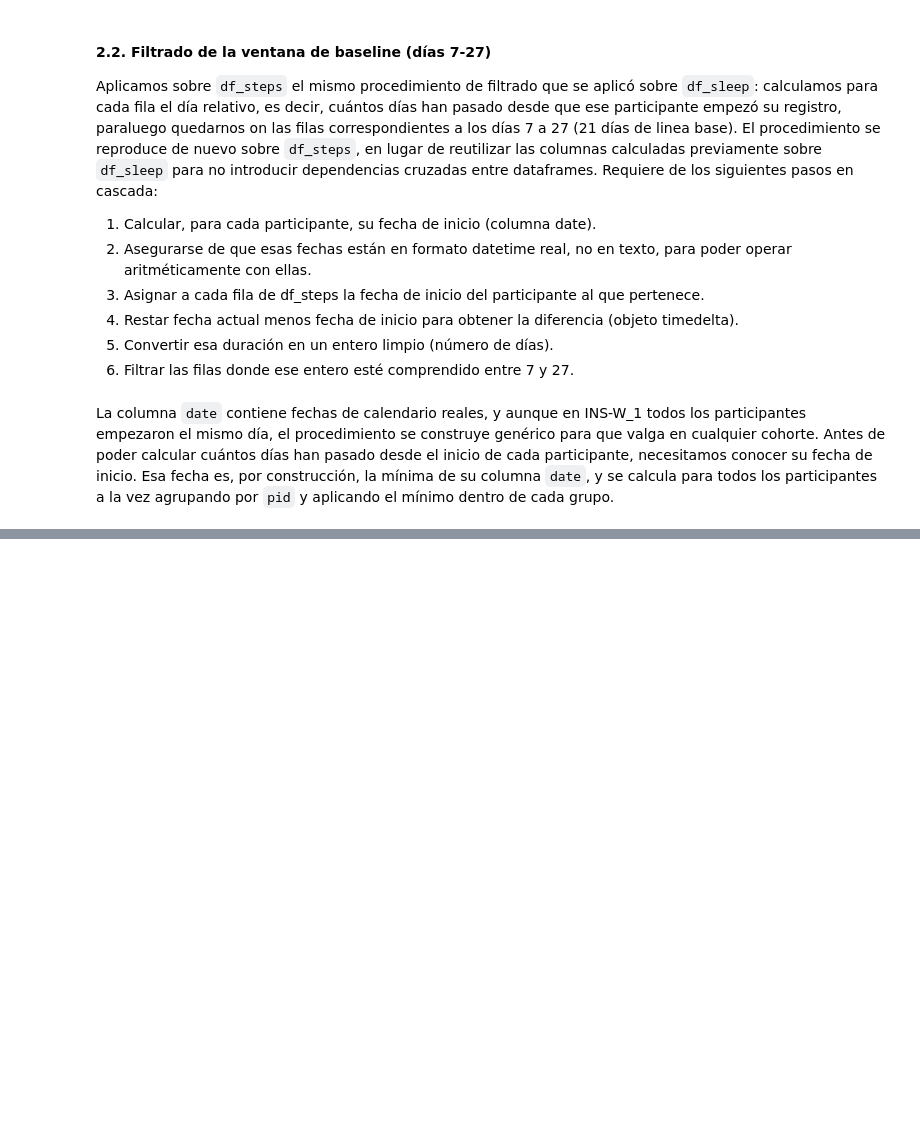
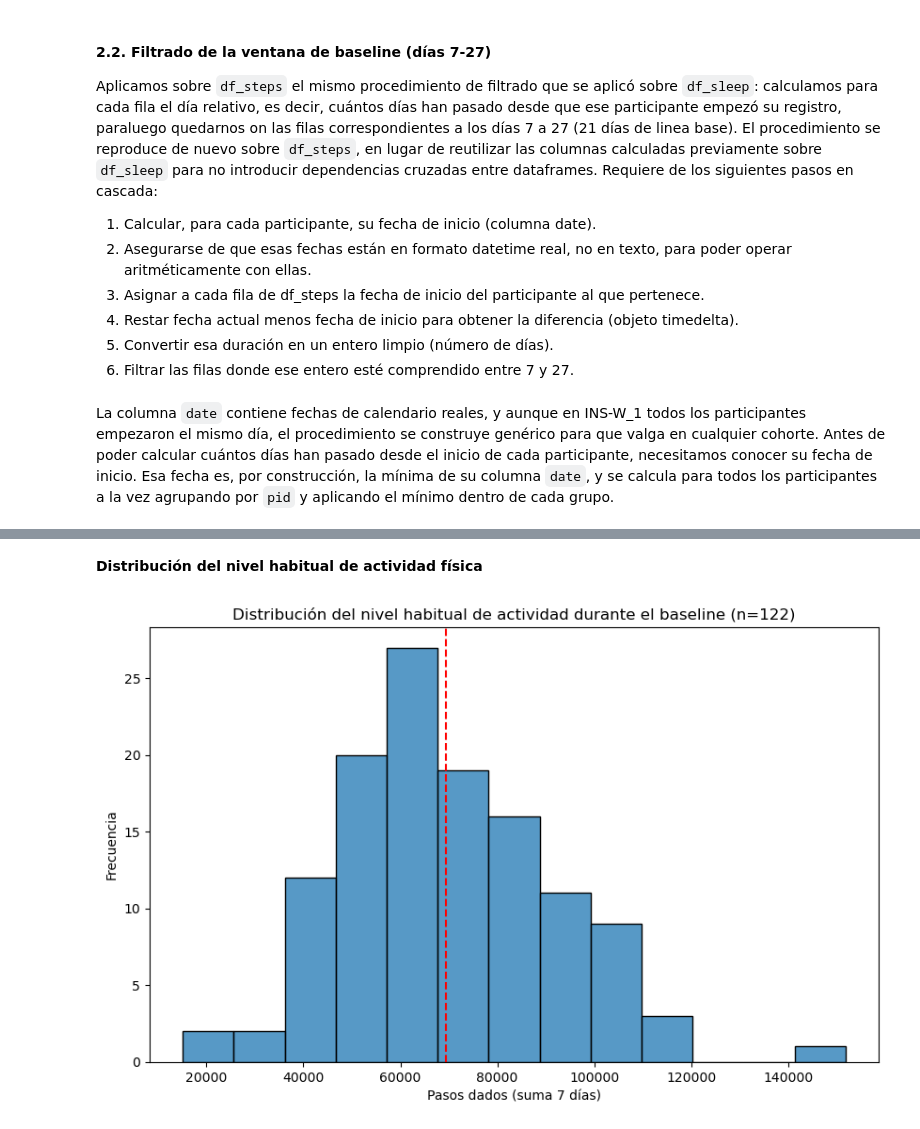
Before and after one commit to alejandrobarriel/globem, a Jupyter notebook: notebooks/globem.ipynb, the cells around one changed output, grey strips where cells are left out. Saved outputs shown, nothing was run; the diff lists cells and outputs as text; code cells hidden in the pictures; blank space fills up the shorter version.

Commit message:
Update Baseline Globem

```diff
--- a/notebooks/globem.ipynb
+++ b/notebooks/globem.ipynb
@@ -980,0 +1111,3 @@ df_steps["date"].min()
+# %%
+coverage_steps = df_steps_baseline.groupby("pid")[col_steps].count()
+coverage_steps
@@ -980,0 +1130,3 @@ df_steps["date"].min()
+# %%
+valid_pids_steps = coverage_steps[coverage_steps >= 15].index
+valid_pids_steps
@@ -980,0 +1144,3 @@ df_steps["date"].min()
+# %%
+df_steps_baseline_valid = df_steps_baseline[df_steps_baseline["pid"].isin(valid_pids_steps)]
+df_steps_baseline_valid
@@ -980,0 +1171,3 @@ df_steps["date"].min()
+# %%
+baseline_steps = df_steps_baseline_valid.groupby("pid")[col_steps].agg(["mean", "std"])
+baseline_steps
@@ -980,0 +1193,12 @@ df_steps["date"].min()
+# %% [markdown]
+**Distribución del nivel habitual de actividad física**
+# %%
+plt.figure(figsize=(10, 6))
+sns.histplot(baseline_steps, x="mean")
+plt.axvline(baseline_steps["mean"].mean(), color="red", linestyle="--")
+plt.title("Distribución del nivel habitual de actividad durante el baseline (n=122)")
+plt.xlabel("Pasos dados (suma 7 días)")
+plt.ylabel("Frecuencia")
+plt.show()
+# %% [output]
+[figure, added]
```
Also changed, not shown: parts of 50 cells of this notebook.
